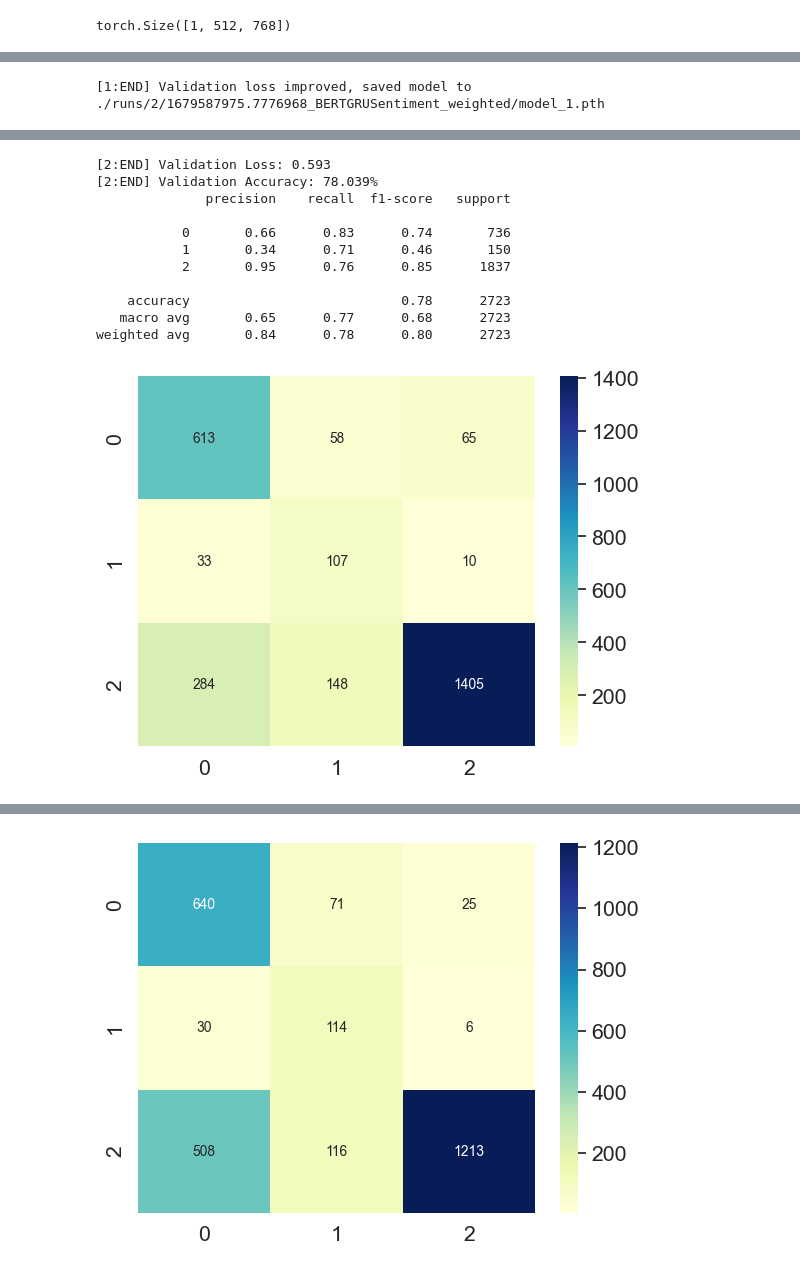
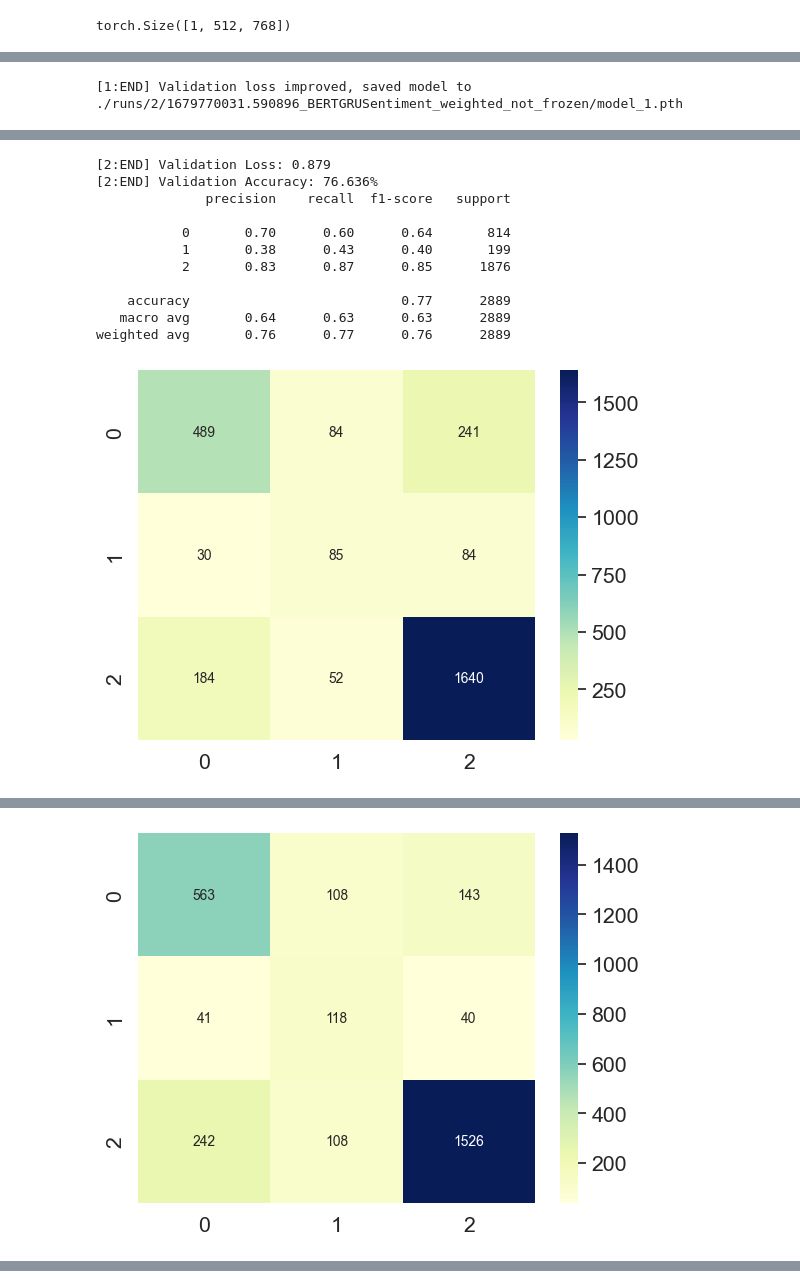
Before and after one commit to fboyle2001/natural-language-processing-y4, a Jupyter notebook: code/part2_stance_detection.ipynb, the cells around one changed output, grey strips where cells are left out. Cells and saved outputs as stored; diff of their text form; code cells hidden in the pictures.

Commit message:
Finetune BERT

```diff
--- a/code/part2_stance_detection.ipynb
+++ b/code/part2_stance_detection.ipynb
@@ -646,5 +623,5 @@ def plot_roc_curve(y_test, y_pred):
 # %%
-batch_size = 32
+batch_size = 8
 apply_loss_weighting = True
 # %%
 train_dataset = torch.utils.data.TensorDataset(train_transformer_token_ids, train_labels_tensor)
@@ -770,7 +750,7 @@ def evaluate_model(model, dataloader, labels, apply_loss_weighting):
     return all_pred, total_loss / len(dataloader)
 # %%
 best_validation_loss = 1e9
-save_path = f"./runs/2/{time.time()}_{model.__class__.__qualname__}_{'weighted' if apply_loss_weighting else 'no_weight'}"
+save_path = f"./runs/2/{time.time()}_{model.__class__.__qualname__}_{'weighted' if apply_loss_weighting else 'no_weight'}_{'freeze' if bert_freeze else 'not_frozen'}"
 epochs_since_best_validation = 0
 
 os.makedirs(save_path, exist_ok=True)
@@ -858 +838 @@ weighted avg       0.81      0.70      0.74      2723
-[1:END] Validation loss improved, saved model to ./runs/2/1679587975.7776968_BERTGRUSentiment_weighted/model_1.pth
+[1:END] Validation loss improved, saved model to ./runs/2/1679770031.590896_BERTGRUSentiment_weighted_not_frozen/model_1.pth
@@ -869,12 +849,12 @@ weighted avg       0.81      0.70      0.74      2723
-[2:END] Validation Loss: 0.593
-[2:END] Validation Accuracy: 78.039%
+[2:END] Validation Loss: 0.879
+[2:END] Validation Accuracy: 76.636%
               precision    recall  f1-score   support
 
-           0       0.66      0.83      0.74       736
-           1       0.34      0.71      0.46       150
-           2       0.95      0.76      0.85      1837
+           0       0.70      0.60      0.64       814
+           1       0.38      0.43      0.40       199
+           2       0.83      0.87      0.85      1876
 
-    accuracy                           0.78      2723
-   macro avg       0.65      0.77      0.68      2723
-weighted avg       0.84      0.78      0.80      2723
+    accuracy                           0.77      2889
+   macro avg       0.64      0.63      0.63      2889
+weighted avg       0.76      0.77      0.76      2889
-[figure, old version]
+[figure, new version]
@@ -891,0 +882 @@ weighted avg       0.84      0.78      0.80      2723
+[figure, new version]
@@ -903 +892,0 @@ weighted avg       0.83      0.72      0.74      2723
-[figure, old version]
```
Also changed, not shown: parts of 53 cells of this notebook, 2 other files.
